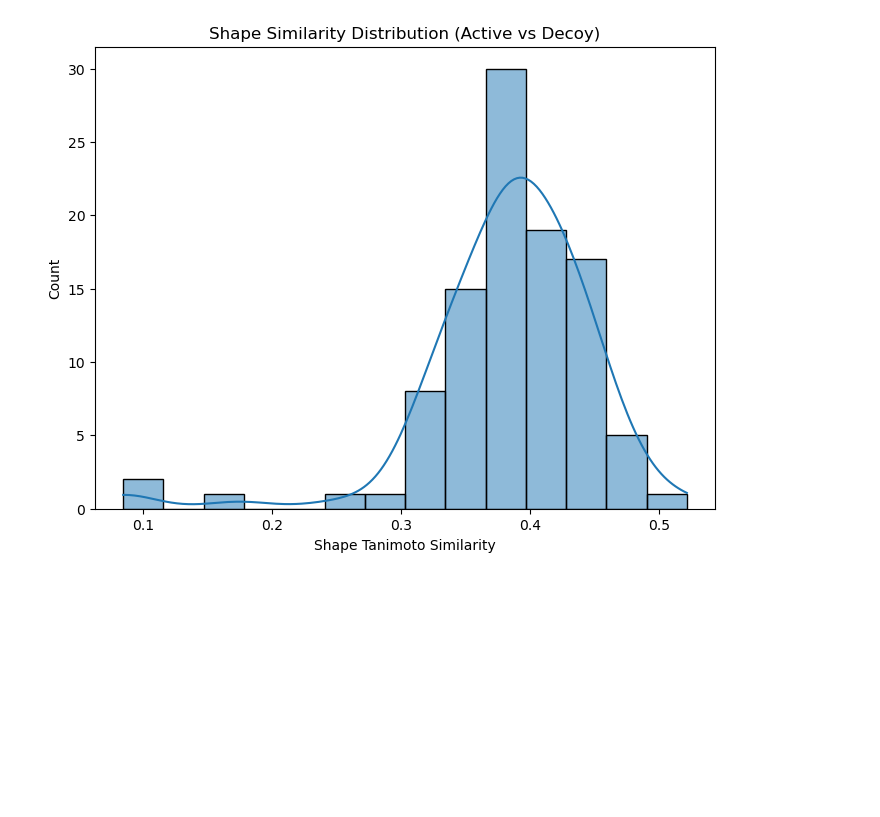
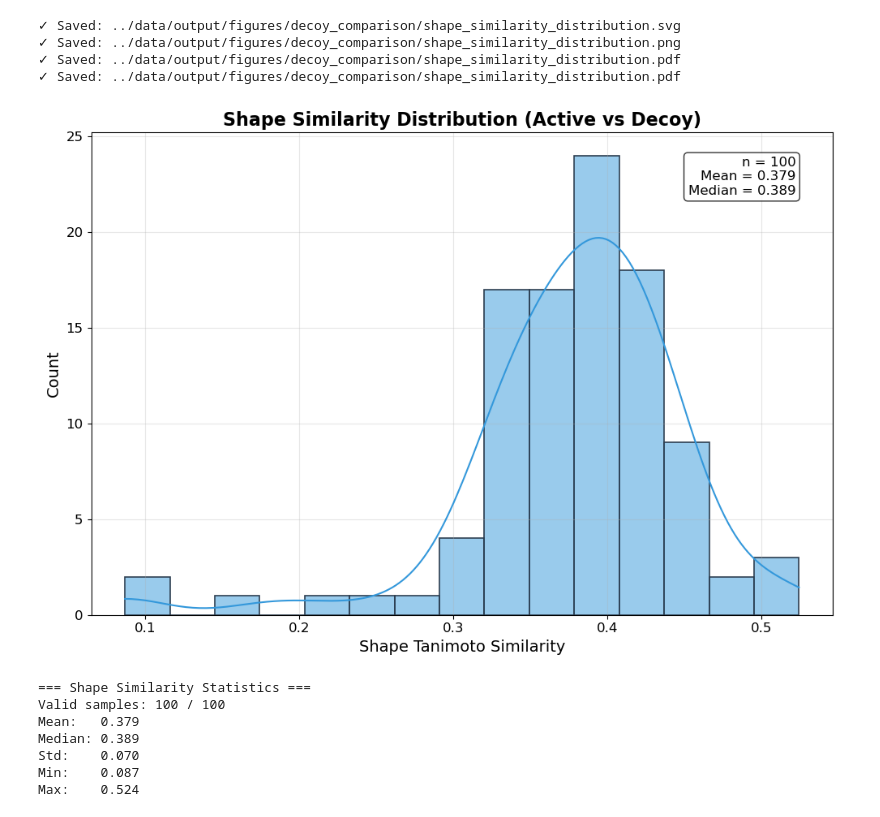
Before and after one commit to AaronXu9/VLS-Benchmark-Dataset, a Jupyter notebook: notebooks/compare_decoys.ipynb, the cells around one changed output. Cells and saved outputs as stored; diff of their text form; code cells hidden in the pictures; blank space fills up the shorter version.

Commit message:
Update .gitignore and visualizations

```diff
--- a/notebooks/compare_decoys.ipynb
+++ b/notebooks/compare_decoys.ipynb
@@ -118,35 +276,73 @@ def calculate_shape_similarity(row):
     params = AllChem.ETKDGv3()
     params.useSmallRingTorsions = True
 
     # Embed
     res1 = AllChem.EmbedMolecule(mol1, params)
     res2 = AllChem.EmbedMolecule(mol2, params)
 
     if res1 == -1 or res2 == -1:
         return None
 
     # Align mol2 (probe) to mol1 (ref)
     try:
         # AlignMol modifies mol2 in place to align with mol1s
         rdShapeAlign.AlignMol(mol1, mol2)
 
         # Calculate Tanimoto Shape Distance (0 is identical, 1 is different)
         dist = rdShapeHelpers.ShapeTanimotoDist(mol1, mol2)
         return 1.0 - dist # Similarity
     except Exception as e:
         return None
 
 # Calculate for a subset if too many
 tqdm.pandas(desc="Calculating Shape Similarity")
 # Taking a sample of 100 for speed in demonstration
 df_decoys_sample = df_decoys.sample(min(100, len(df_decoys))).copy()
 df_decoys_sample['Shape_Similarity'] = df_decoys_sample.progress_apply(calculate_shape_similarity, axis=1)
 
 # Plot
-plt.figure(figsize=(8, 6))
-sns.histplot(df_decoys_sample['Shape_Similarity'], kde=True)
-plt.title('Shape Similarity Distribution (Active vs Decoy)')
-plt.xlabel('Shape Tanimoto Similarity')
+fig3, ax = plt.subplots(figsize=(10, 7))
+sns.histplot(df_decoys_sample['Shape_Similarity'].dropna(), kde=True, ax=ax,
+             color='#3498db', edgecolor='#2c3e50', linewidth=1.2)
+ax.set_title('Shape Similarity Distribution (Active vs Decoy)', fontsize=16, fontweight='bold')
+ax.set_xlabel('Shape Tanimoto Similarity', fontsize=14)
+ax.set_ylabel('Count', fontsize=14)
+ax.tick_params(labelsize=12)
+ax.grid(True, alpha=0.3)
+
+# Add statistics annotation
+valid_similarities = df_decoys_sample['Shape_Similarity'].dropna()
+if len(valid_similarities) > 0:
+    stats_text = f"n = {len(valid_similarities)}\nMean = {valid_similarities.mean():.3f}\nMedian = {valid_similarities.median():.3f}"
+    ax.text(0.95, 0.95, stats_text, transform=ax.transAxes, fontsize=12,
+            verticalalignment='top', horizontalalignment='right',
+            bbox=dict(boxstyle='round', facecolor='white', alpha=0.8))
+
+plt.tight_layout()
+
+# Save figure
+save_figure(fig3, 'shape_similarity_distribution')
 plt.show()
+
+# Print statistics
+print(f"\n=== Shape Similarity Statistics ===")
+print(f"Valid samples: {len(valid_similarities)} / {len(df_decoys_sample)}")
+if len(valid_similarities) > 0:
+    print(f"Mean:   {valid_similarities.mean():.3f}")
+    print(f"Median: {valid_similarities.median():.3f}")
+    print(f"Std:    {valid_similarities.std():.3f}")
+    print(f"Min:    {valid_similarities.min():.3f}")
+    print(f"Max:    {valid_similarities.max():.3f}")
 # %% [output]
+✓ Saved: ../data/output/figures/decoy_comparison/shape_similarity_distribution.svg
+✓ Saved: ../data/output/figures/decoy_comparison/shape_similarity_distribution.png
+✓ Saved: ../data/output/figures/decoy_comparison/shape_similarity_distribution.pdf
+✓ Saved: ../data/output/figures/decoy_comparison/shape_similarity_distribution.pdf
-[figure, old version]
+[figure, new version]
+=== Shape Similarity Statistics ===
+Valid samples: 100 / 100
+Mean:   0.379
+Median: 0.389
+Std:    0.070
+Min:    0.087
+Max:    0.524
```
Also changed, not shown: parts of 3 cells of this notebook, 6 other files.
